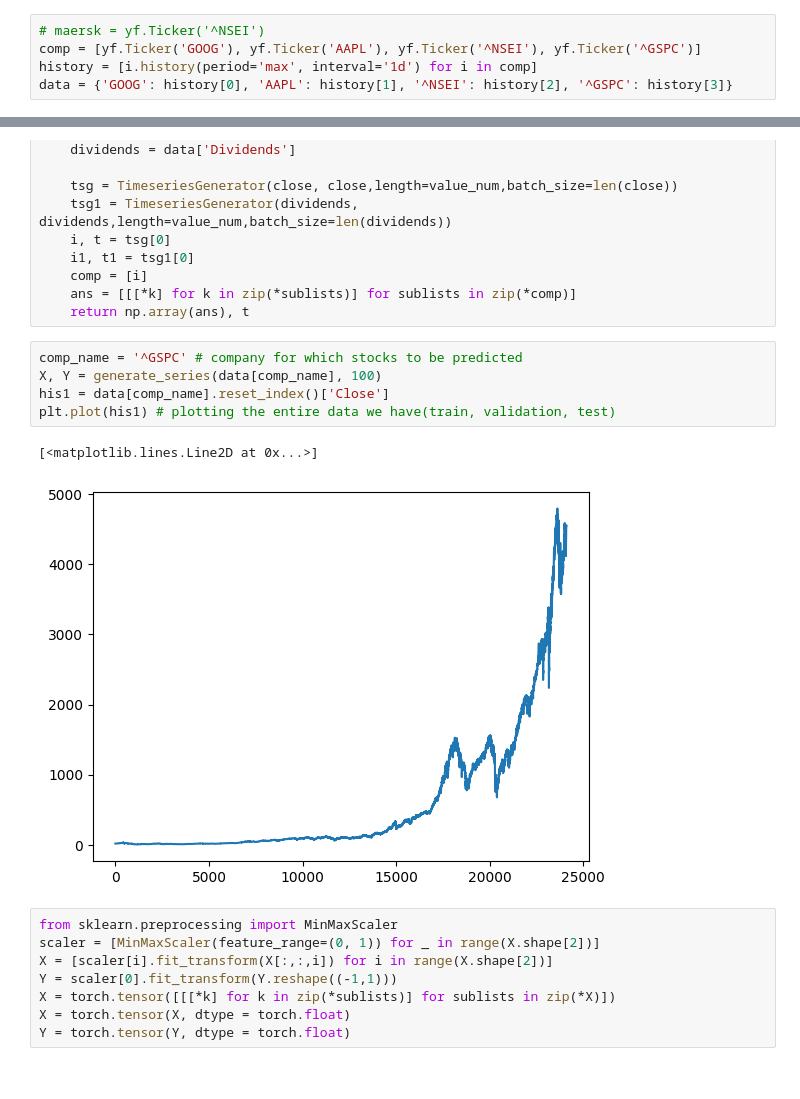
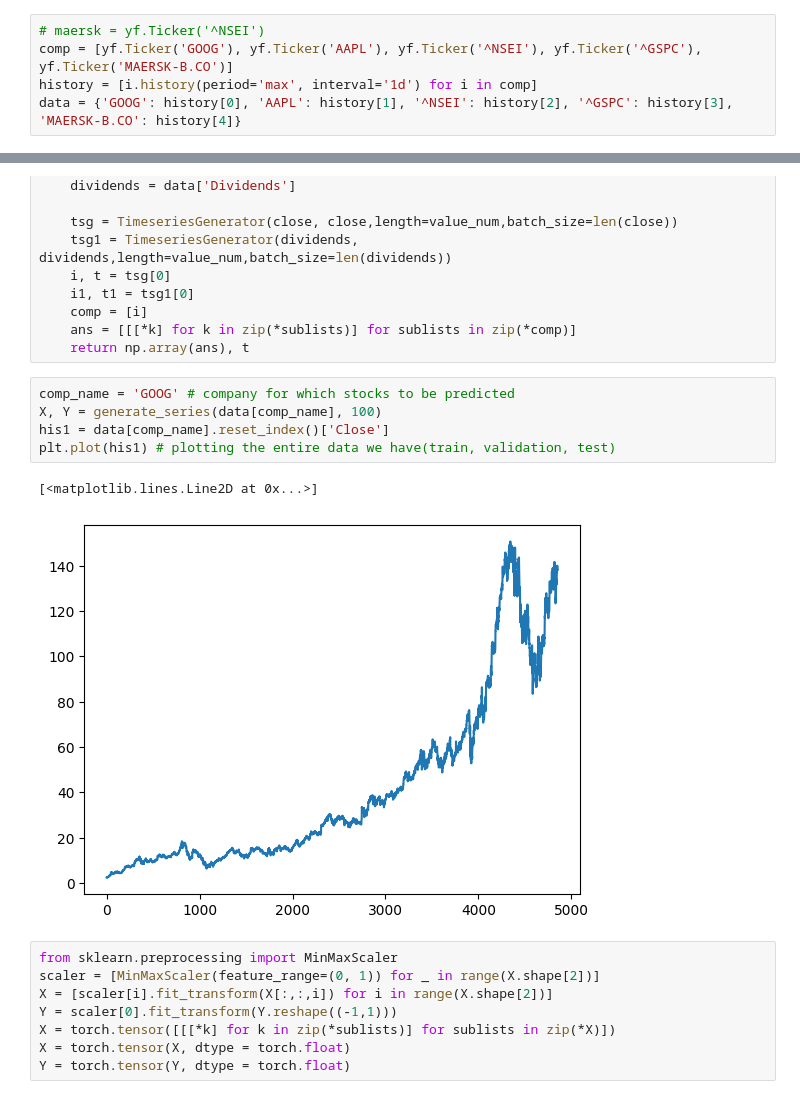
Before and after one commit to KusalG05/Stock-Prophets, a Jupyter notebook: StockMarketv1.ipynb, the cells around one changed output, grey strips where cells are left out. Saved outputs shown, nothing was run; the diff lists cells and outputs as text.

```diff
--- a/StockMarketv1.ipynb
+++ b/StockMarketv1.ipynb
@@ -63,9 +61,9 @@ cuda
 ##Downloading data
 # %%
 # maersk = yf.Ticker('^NSEI')
-comp = [yf.Ticker('GOOG'), yf.Ticker('AAPL'), yf.Ticker('^NSEI'), yf.Ticker('^GSPC')]
+comp = [yf.Ticker('GOOG'), yf.Ticker('AAPL'), yf.Ticker('^NSEI'), yf.Ticker('^GSPC'), yf.Ticker('MAERSK-B.CO')]
 history = [i.history(period='max', interval='1d') for i in comp]
-data = {'GOOG': history[0], 'AAPL': history[1], '^NSEI': history[2], '^GSPC': history[3]}
+data = {'GOOG': history[0], 'AAPL': history[1], '^NSEI': history[2], '^GSPC': history[3], 'MAERSK-B.CO': history[4]}
 # %%
 !pip install keras
 # %% [output]
@@ -87,13 +85,13 @@ def generate_series(data, value_num):
     ans = [[[*k] for k in zip(*sublists)] for sublists in zip(*comp)]
     return np.array(ans), t
 # %%
-comp_name = '^GSPC' # company for which stocks to be predicted
+comp_name = 'GOOG' # company for which stocks to be predicted
 X, Y = generate_series(data[comp_name], 100)
 his1 = data[comp_name].reset_index()['Close']
 plt.plot(his1) # plotting the entire data we have(train, validation, test)
 # %% [output]
 [<matplotlib.lines.Line2D at 0x...>]
-[figure, old version]
+[figure, new version]
 # %%
 from sklearn.preprocessing import MinMaxScaler
 scaler = [MinMaxScaler(feature_range=(0, 1)) for _ in range(X.shape[2])]
```
Also changed, not shown: parts of 14 cells of this notebook, 2 other files.
